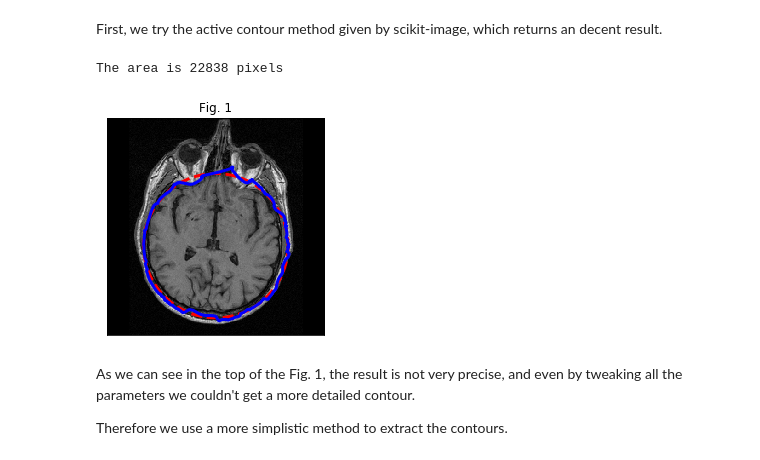
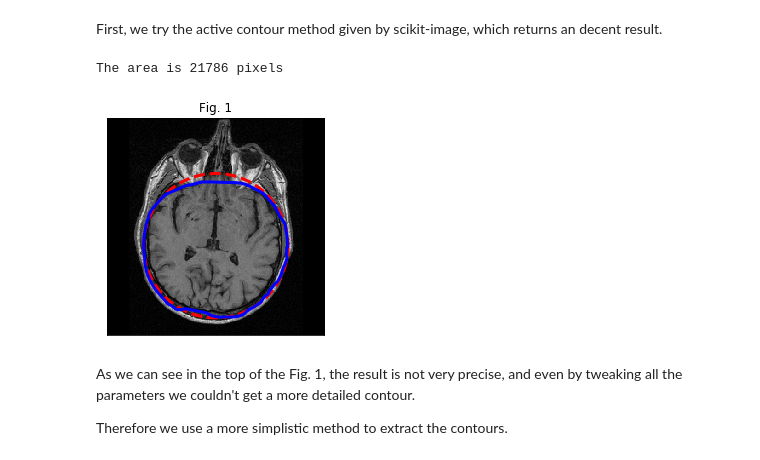
Before and after one commit to oganesManasian/Image-analysis-and-pattern-recognition, a Jupyter notebook: labs/lab_01_segmentation.ipynb, the cells around one changed output. Drawn from its saved outputs; the diff is of its cells as text; code cells hidden in the pictures.

```diff
--- a/labs/lab_01_segmentation.ipynb
+++ b/labs/lab_01_segmentation.ipynb
@@ -284,33 +284,33 @@ First, we try the active contour method given by scikit-image, which returns an
 # %%
 def area(polygon):
     x, y = tuple(list(zip(*polygon)))
     return len(skimage.draw.polygon(x, y)[0])
 
 s = np.linspace(0, 2*np.pi, 400)
 r = 150 + 85*np.sin(s)
 c = 128 + 85*np.cos(s)
 init = np.array([r, c]).T
 
 snake = active_contour(median(brain_im, disk(2)),
                        init,
-                       alpha=.0005, # Snake length shape parameter. Higher values makes snake contract faster.
+                       alpha=0.5, # Snake length shape parameter. Higher values makes snake contract faster.
 #                        beta=1, # Snake smoothness shape parameter. Higher values makes snake smoother
 #                        gamma=0.1, # Explicit time stepping parameter.
                        coordinates='rc')
 
 print("The area is {} pixels".format(area(snake)))
 
 fig, ax = plt.subplots(figsize=(4, 4))
 ax.imshow(brain_im, cmap='gray')
 ax.plot(init[:, 1], init[:, 0], '--r', lw=3)
 ax.plot(snake[:, 1], snake[:, 0], '-b', lw=3)
 ax.set_xticks([]), ax.set_yticks([])
 ax.set_title("Fig. 1")
 
 plt.show()
 # %% [output]
-The area is 22838 pixels
+The area is 21786 pixels
-[figure, old version]
+[figure, new version]
 # %% [markdown]
 As we can see in the top of the Fig. 1, the result is not very precise, and even by tweaking all the parameters we couldn't get a more detailed contour.
 
```
Also changed, not shown: parts of 25 cells of this notebook.
